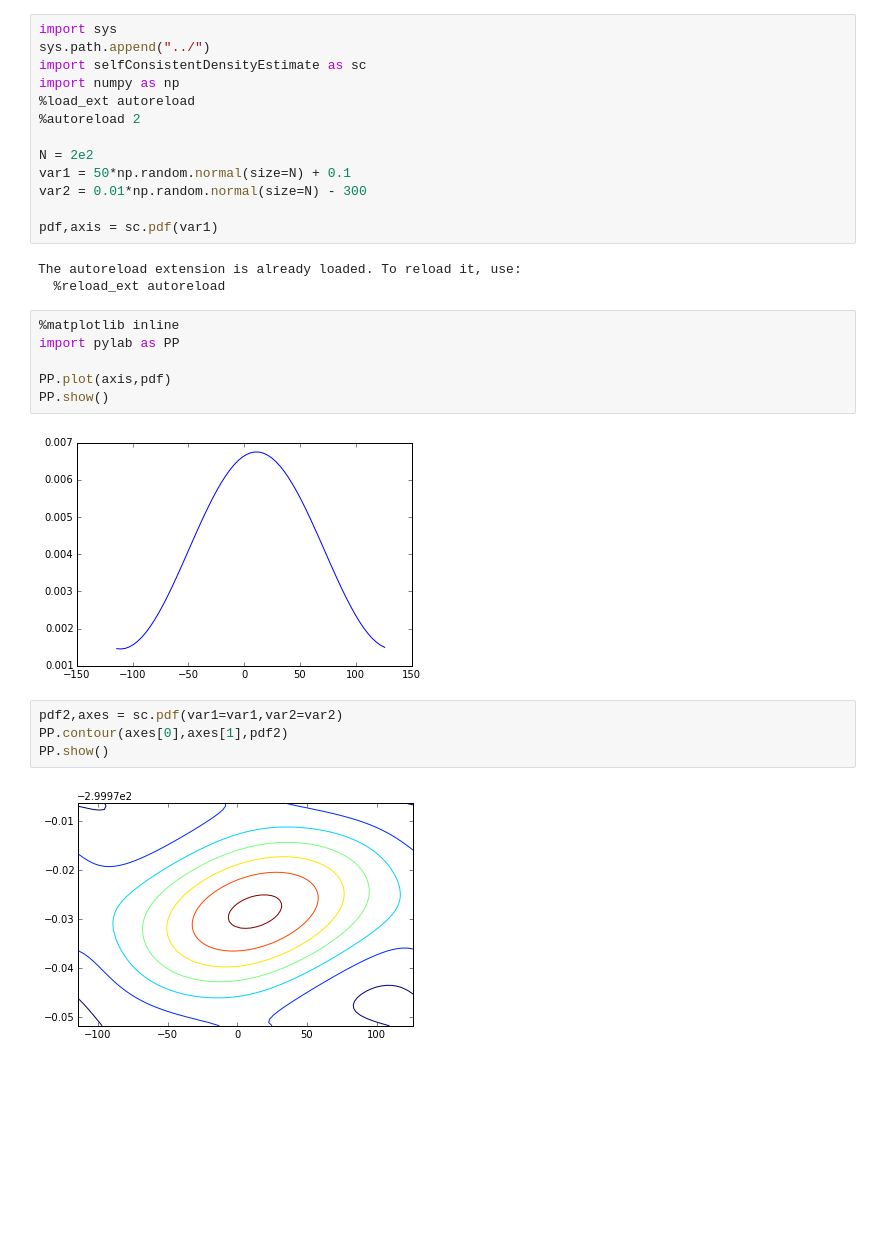
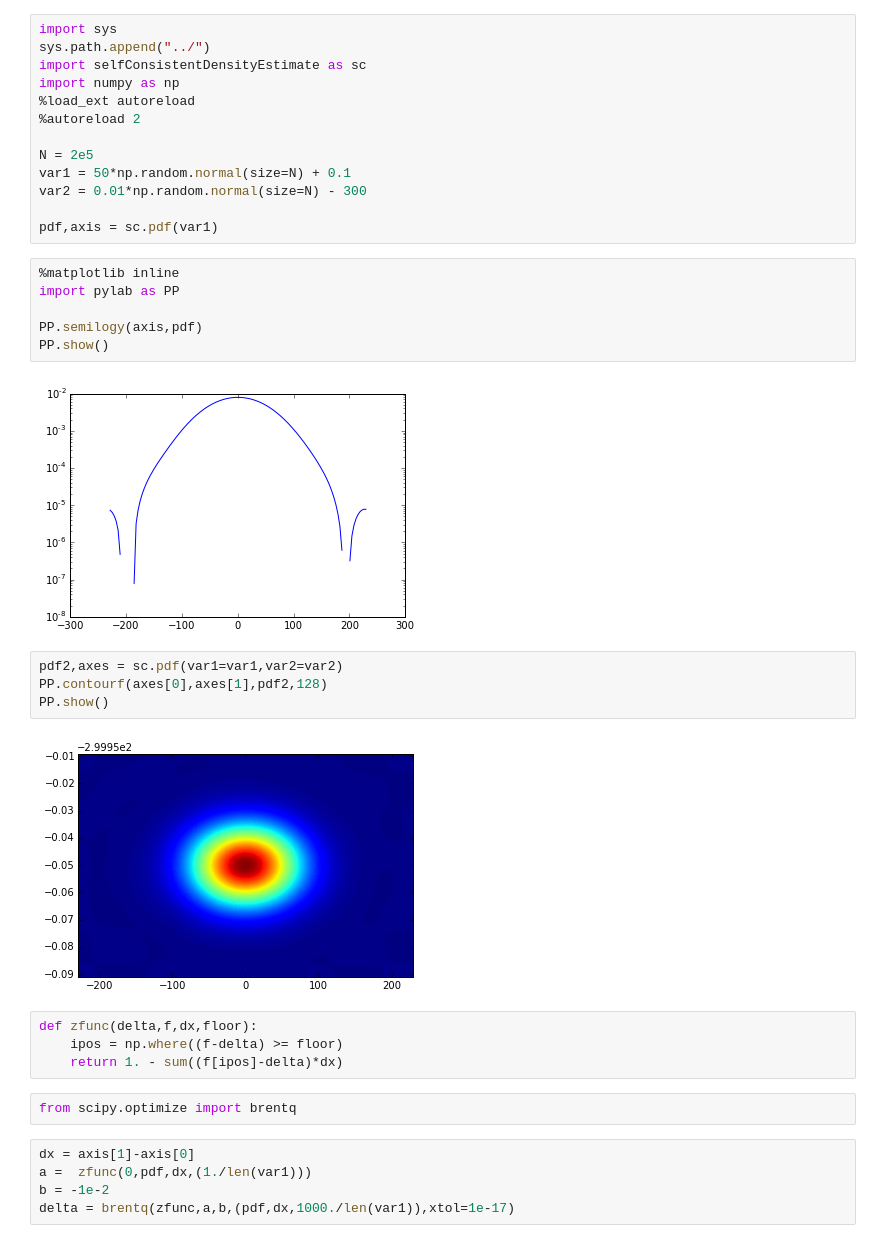
Before and after one commit to LBL-EESA/fastkde, a Jupyter notebook: testing/simple interface testing.ipynb, the cells around one changed output. Drawn from its saved outputs; the diff is of its cells as text; blank space fills up the shorter version.

```diff
--- a/testing/simple interface testing.ipynb
+++ b/testing/simple interface testing.ipynb
@@ -6,25 +6,33 @@ import numpy as np
 %load_ext autoreload
 %autoreload 2
 
-N = 2e2
+N = 2e5
 var1 = 50*np.random.normal(size=N) + 0.1
 var2 = 0.01*np.random.normal(size=N) - 300
 
 pdf,axis = sc.pdf(var1)
-# %% [output]
-The autoreload extension is already loaded. To reload it, use:
-  %reload_ext autoreload
 # %%
 %matplotlib inline
 import pylab as PP
 
-PP.plot(axis,pdf)
+PP.semilogy(axis,pdf)
 PP.show()
 # %% [output]
-[figure, old version]
+[figure, new version]
 # %%
 pdf2,axes = sc.pdf(var1=var1,var2=var2)
-PP.contour(axes[0],axes[1],pdf2)
+PP.contourf(axes[0],axes[1],pdf2,128)
 PP.show()
 # %% [output]
-[figure, old version]
+[figure, new version]
+# %%
+def zfunc(delta,f,dx,floor):
+    ipos = np.where((f-delta) >= floor)
+    return 1. - sum((f[ipos]-delta)*dx)
+# %%
+from scipy.optimize import brentq
+# %%
+dx = axis[1]-axis[0]
+a =  zfunc(0,pdf,dx,(1./len(var1)))
+b = -1e-2
+delta = brentq(zfunc,a,b,(pdf,dx,1000./len(var1)),xtol=1e-17)
```
Also changed, not shown: parts of 4 cells of this notebook, 1 other file.
